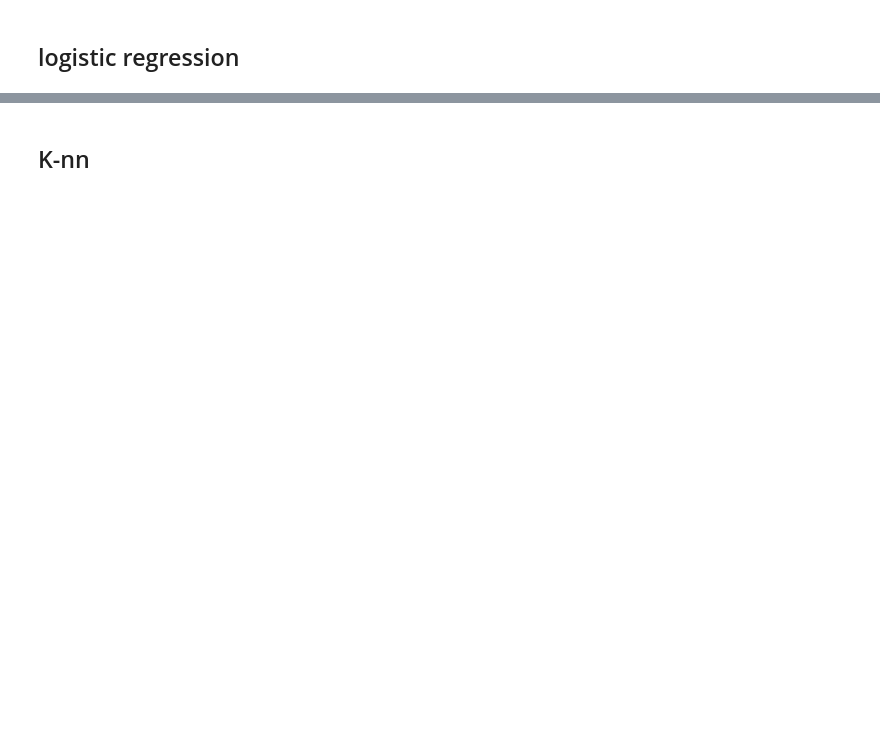
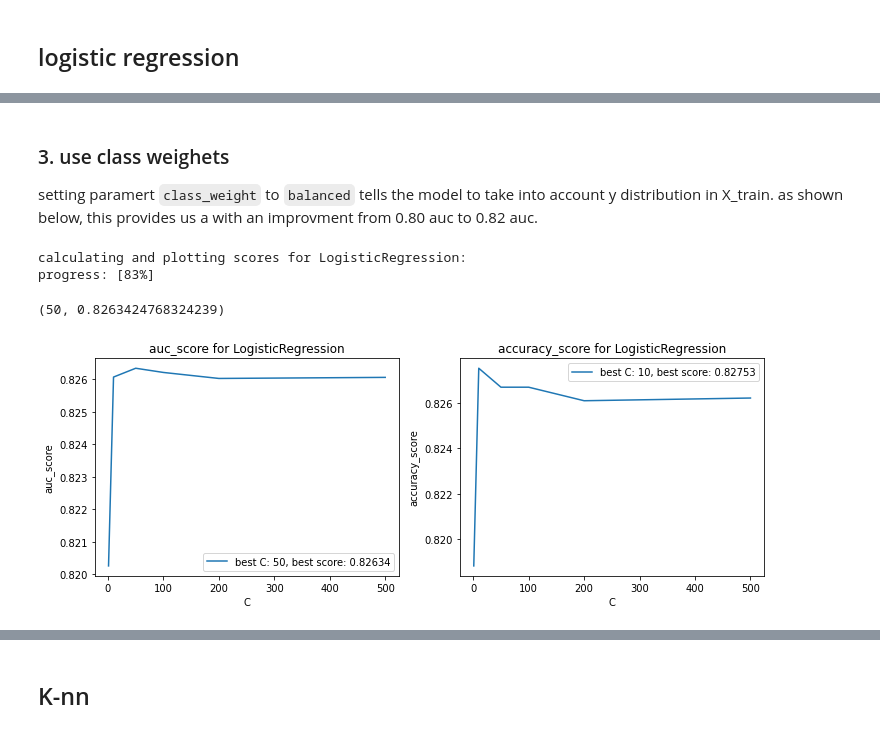
Before and after one commit to MrPupik/INTO_TO_ML, a Jupyter notebook: project/itay_nb.ipynb, the cells around one changed output, grey strips where cells are left out. Saved outputs shown, nothing was run; the diff lists cells and outputs as text; code cells hidden in the pictures; blank space fills up the shorter version.

```diff
--- a/project/itay_nb.ipynb
+++ b/project/itay_nb.ipynb
@@ -1122,0 +1180,16 @@ X_train_pca = pca.inverse_transform(X_train_reduced)
+# %% [markdown]
+### 3. use class weighets
+setting paramert `class_weight` to `balanced` tells the model to take into account y distribution in X_train.
+as shown below, this provides us a with an improvment from 0.80 auc to 0.82 auc.
+# %%
+Cs = [1,10,50,100,200,500]
+args = {
+     "penalty":"l2", "dual":False, "tol":0.0001, "C":1, "fit_intercept":True,
+      "intercept_scaling":1, "class_weight":'balanced', "random_state":None, "solver":"lbfgs",
+      "max_iter":100, "multi_class":"auto", "verbose":0, "warm_start":False, "n_jobs":None, "l1_ratio":None}
+plot_scores(model_class=LogisticRegression, arg_name='C', arg_values=Cs, other_args=args,scoring=(auc_score, accuracy_score))
+# %% [output]
+calculating and plotting scores for LogisticRegression:
+progress: [83%]
+(50, 0.8263424768324239)
+[figure, added]
```
Also changed, not shown: parts of 84 cells of this notebook, 1 other file.
